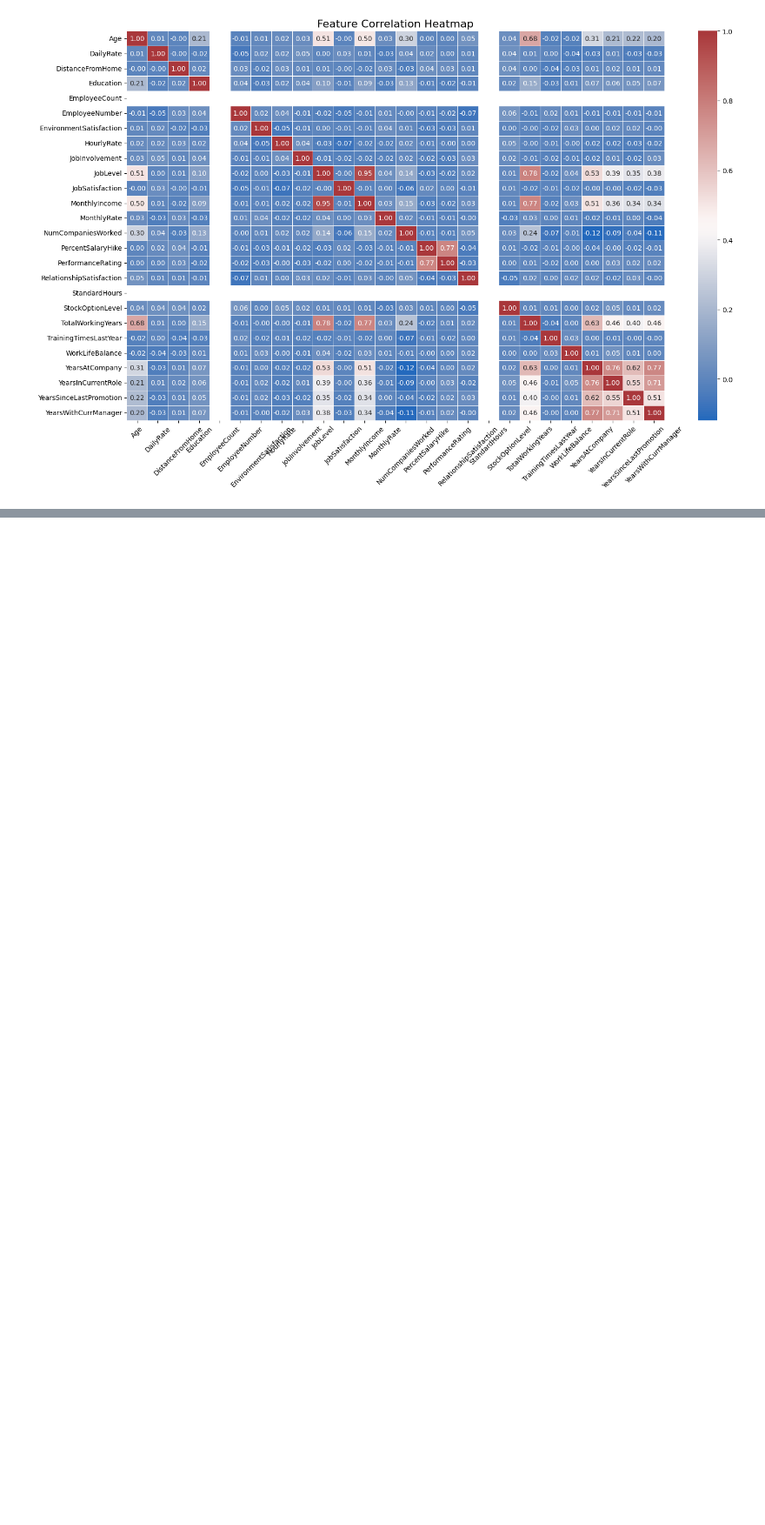
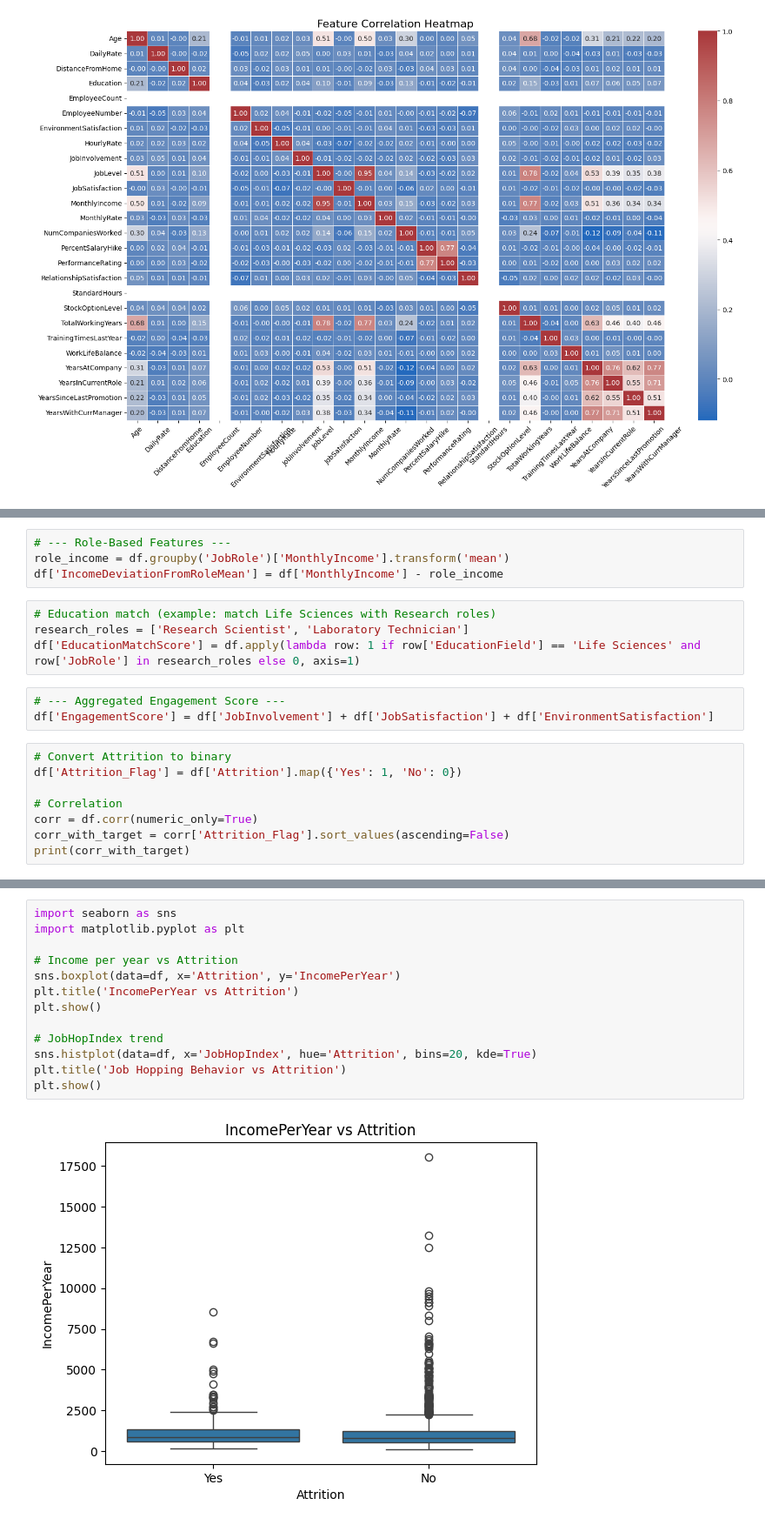
Before and after one commit to mittushaji25/employee-attrition-analysis, a Jupyter notebook: notebook/employee_attrition_analysis.ipynb, the cells around one changed output, grey strips where cells are left out. Shown at 87% size. Drawn from its saved outputs; the diff is of its cells as text; blank space fills up the shorter version.

```diff
--- a/notebook/employee_attrition_analysis.ipynb
+++ b/notebook/employee_attrition_analysis.ipynb
@@ -208,0 +238,19 @@ plt.show()
+# %%
+# --- Role-Based Features ---
+role_income = df.groupby('JobRole')['MonthlyIncome'].transform('mean')
+df['IncomeDeviationFromRoleMean'] = df['MonthlyIncome'] - role_income
+# %%
+# Education match (example: match Life Sciences with Research roles)
+research_roles = ['Research Scientist', 'Laboratory Technician']
+df['EducationMatchScore'] = df.apply(lambda row: 1 if row['EducationField'] == 'Life Sciences' and row['JobRole'] in research_roles else 0, axis=1)
+# %%
+# --- Aggregated Engagement Score ---
+df['EngagementScore'] = df['JobInvolvement'] + df['JobSatisfaction'] + df['EnvironmentSatisfaction']
+# %%
+# Convert Attrition to binary
+df['Attrition_Flag'] = df['Attrition'].map({'Yes': 1, 'No': 0})
+
+# Correlation
+corr = df.corr(numeric_only=True)
+corr_with_target = corr['Attrition_Flag'].sort_values(ascending=False)
+print(corr_with_target)
@@ -208,0 +345,15 @@ plt.show()
+# %%
+import seaborn as sns
+import matplotlib.pyplot as plt
+
+# Income per year vs Attrition
+sns.boxplot(data=df, x='Attrition', y='IncomePerYear')
+plt.title('IncomePerYear vs Attrition')
+plt.show()
+
+# JobHopIndex trend
+sns.histplot(data=df, x='JobHopIndex', hue='Attrition', bins=20, kde=True)
+plt.title('Job Hopping Behavior vs Attrition')
+plt.show()
+# %% [output]
+[figure, added]
```
Also changed, not shown: parts of 15 cells of this notebook.
